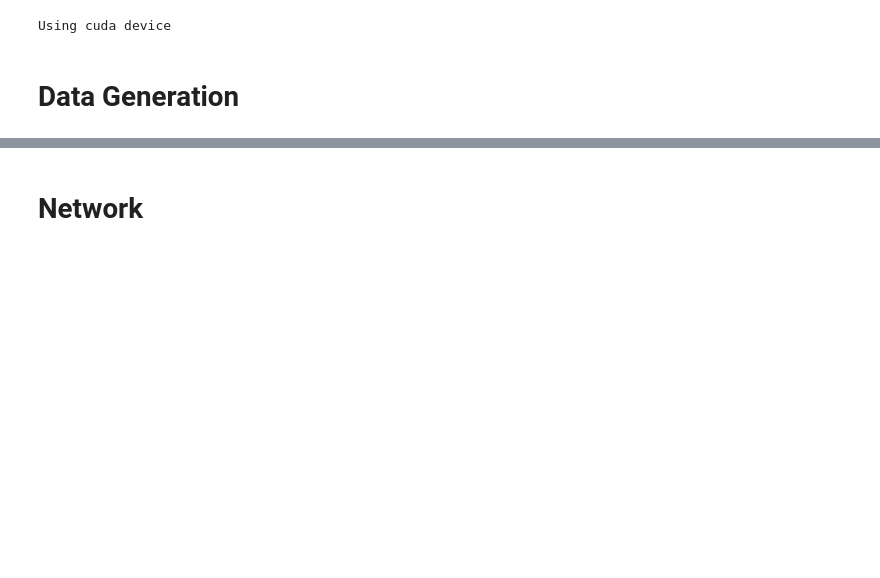
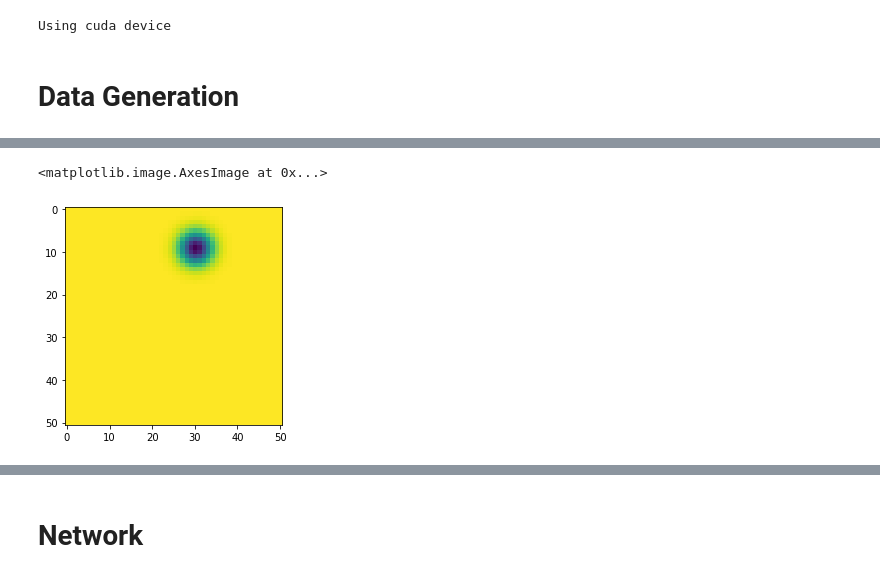
Before and after one commit to pietro-sillano/SindyPendulum, a Jupyter notebook: pendulum-sindy-nuovo.ipynb, the cells around one changed output, grey strips where cells are left out. Drawn from its saved outputs; the diff is of its cells as text; code cells hidden in the pictures; blank space fills up the shorter version.

```diff
--- a/pendulum-sindy-nuovo.ipynb
+++ b/pendulum-sindy-nuovo.ipynb
@@ -169,3 +138,8 @@ rc
+# %%
+plt.imshow(Xdot[123].reshape((51,51)))
+# %% [output]
+<matplotlib.image.AxesImage at 0x...>
+[figure, added]
 # %%
 X = torch.from_numpy(X).float().to(device)
 Xdot = torch.from_numpy(Xdot).float().to(device)
```
Also changed, not shown: parts of 32 cells of this notebook, 7 other files.
